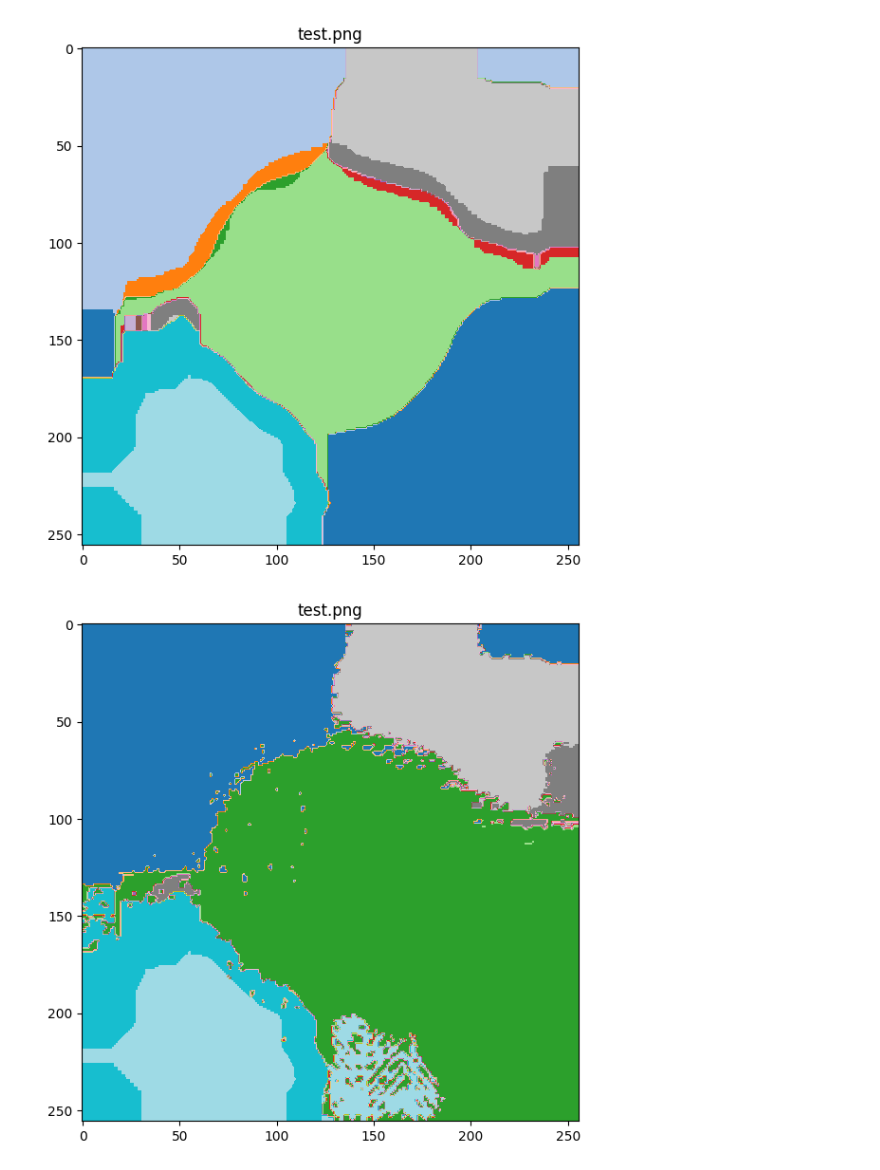
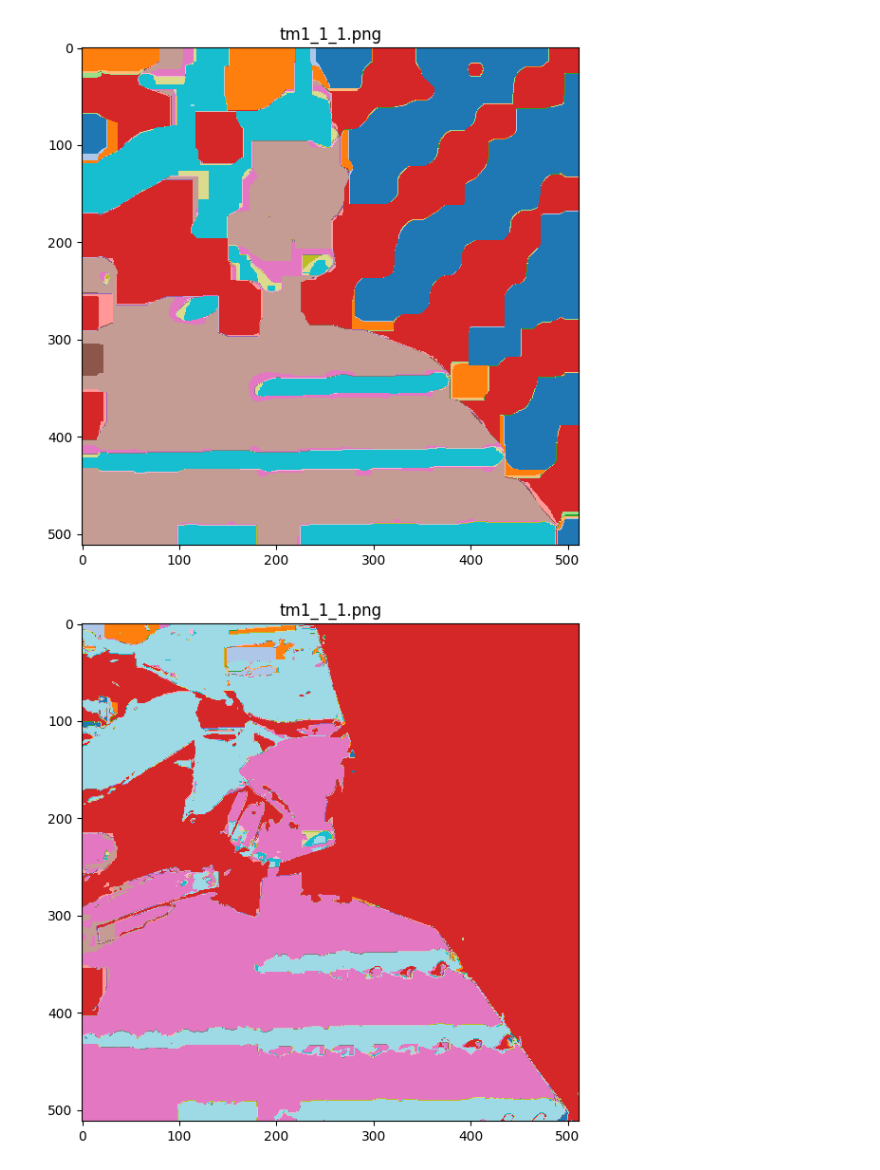
Before and after one commit to dmytro-varich/Texture-Segmentation-App, a Jupyter notebook: segmentation_main.ipynb, the cells around one changed output. Drawn from its saved outputs; the diff is of its cells as text; code cells hidden in the pictures.

```diff
--- a/segmentation_main.ipynb
+++ b/segmentation_main.ipynb
@@ -583,9 +603,9 @@ def main(directory):
 
     # Segment the images by extracting texture features and using the Mumford-Shah
     segmented_images, edges = dict(), dict()
-    gamma = 0.5
-    median_filter_size, n2 = 30, 30
-    iterations, tol, alpha, beta, epsilon = 1, 0.1, 1000, -0.1, -0.01
+    gamma = 0.4
+    median_filter_size, closing_width = 25, 30
+    iterations, tol, alpha, beta, epsilon = 1, 0.1, 1000, -0.1, 0.01
     for key, image in images.items():
         segmented_images[key], edges[key] = TextureSegmentation.segmentation(image, prp_centroids,
                                                                             patch_size=patch_size,
@@ -593,7 +613,8 @@ def main(directory):
                                                                             median_filter_size=median_filter_size,
                                                                             iterations=iterations,
                                                                             alpha=alpha, beta=beta,
-                                                                            epsilon=epsilon, n2=n2)
+                                                                            epsilon=epsilon,
+                                                                            closing_width=closing_width)
     # print(segmented_images)
     # Display the segmented images and edges
     TextureSegmentation.show_images(segmented_images, figsize=figsize, rows=rows, cols=cols, cmap='jet')
@@ -609,10 +630,19 @@ def main(directory):
 
     # Postprocess images using CRF
     postprocessed_images = dict()
+    gt_prob = 0.7
+    q_iterations = 10
+    sxy_gaussian, compat_gaussian, sxy_bilateral, compat_bilateral, srgb_bilateral = 0.01, 0.01, 60, 10, 20
     for key, segmented_image in segmented_images.items():
         n_labels = labels[key].max() + 1
-        postprocessed_images[key] = TextureSegmentation.postprocess_segmentation(images[key], labels[key], edges[key], n_labels,
-                                                                                 num_classes=optimal_clusters)
+        postprocessed_images[key] = TextureSegmentation.postprocess_segmentation(images[key], labels[key], n_labels,
+                                                                                 gt_prob=gt_prob,
+                                                                                 q_iterations=q_iterations,
+                                                                                 sxy_gaussian=sxy_gaussian,
+                                                                                 compat_gaussian=compat_gaussian,
+                                                                                 sxy_bilateral=sxy_bilateral,
+                                                                                 compat_bilateral=compat_bilateral,
+                                                                                 srgb_bilateral=srgb_bilateral)
 
     # Display the postprocessed images
     TextureSegmentation.show_images(postprocessed_images, figsize=figsize, rows=rows, cols=cols, cmap='tab20')
@@ -633,2 +663,2 @@ if __name__ == '__main__':
-[figure, old version]
+[figure, new version]
-[figure, old version]
+[figure, new version]
```
Also changed, not shown: parts of 2 cells of this notebook.
